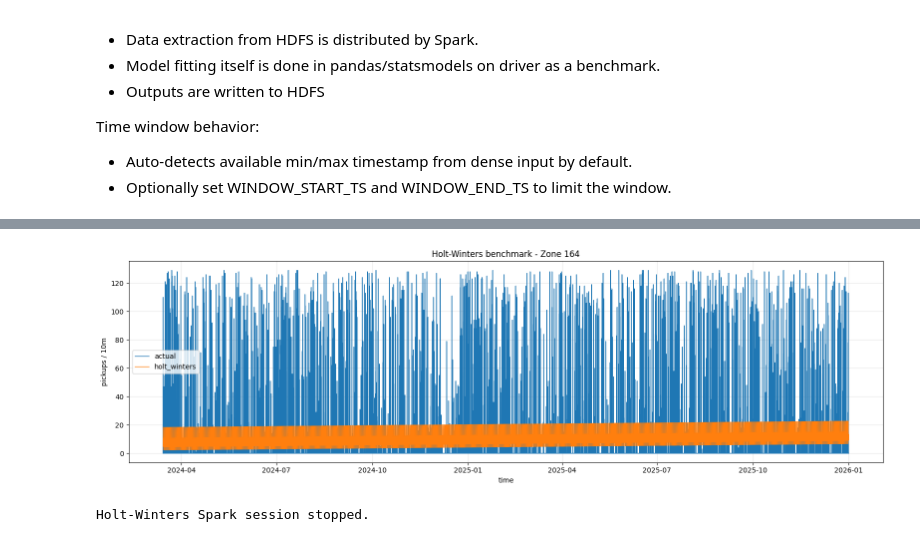
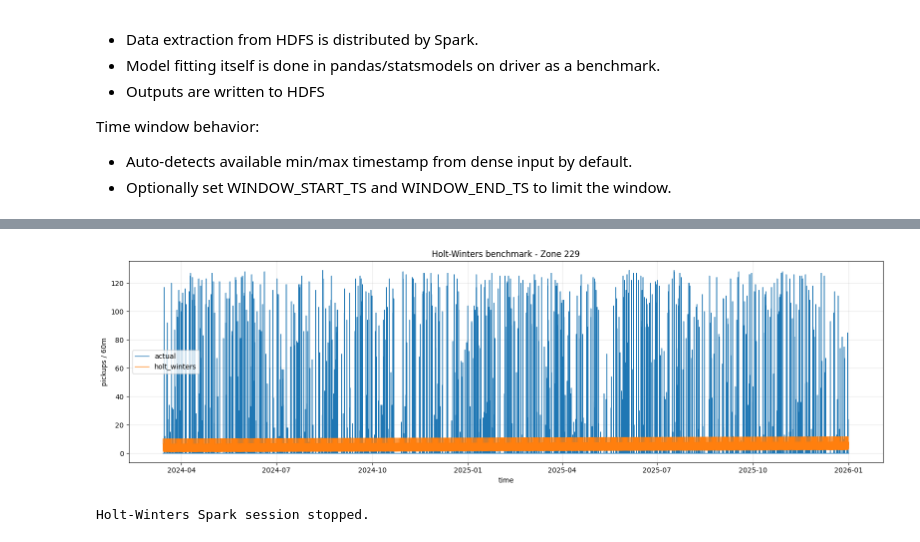
Before and after one commit to PhucLee2304/BTL-MMDS, a Jupyter notebook: code/hybrid_regression_holt_winters/src_virtual_cluster/baseline_holt_winters.ipynb, the cells around one changed output, grey strips where cells are left out. Saved outputs shown, nothing was run; the diff lists cells and outputs as text; code cells hidden in the pictures.

Commit message:
tien: hyperparameter tuning for hybrid regression with holt winter

```diff
--- a/code/hybrid_regression_holt_winters/src_virtual_cluster/baseline_holt_winters.ipynb
+++ b/code/hybrid_regression_holt_winters/src_virtual_cluster/baseline_holt_winters.ipynb
@@ -29,19 +29,34 @@ except Exception:
     subprocess.check_call([sys.executable, "-m", "pip", "install", "statsmodels"])
     from statsmodels.tsa.holtwinters import ExponentialSmoothing
 
+# spark = (
+#     SparkSession.builder
+#     .appName("DemandPredictionFeatureEngineering_VirtualCluster")
+#     .master("spark://master:7077")
+#     .config("spark.eventLog.enabled", "true")
+#     .config("spark.eventLog.dir", "hdfs://master:9000/spark-logs")
+    # .config("spark.driver.memory", "1500m")
+    # .config("spark.driver.memoryOverhead", "512m")
+    # .config("spark.executor.memory", "2g")
+    # .config("spark.executor.memoryOverhead", "512m")
+    # .config("spark.executor.cores", "2")
+    # .config("spark.cores.max", "6")
+    # .config("spark.sql.shuffle.partitions", "24")
+#     .getOrCreate()
+# )
 spark = (
     SparkSession.builder
-    .appName("DemandPredictionHoltWintersBenchmark_VirtualCluster")
+    .appName("DemandPredictionFeatureEngineering_VirtualCluster")
     .master("spark://master:7077")
     .config("spark.eventLog.enabled", "true")
     .config("spark.eventLog.dir", "hdfs://master:9000/spark-logs")
-    .config("spark.driver.memory", "1500m")
-    .config("spark.driver.memoryOverhead", "512m")
-    .config("spark.executor.memory", "2g")
-    .config("spark.executor.memoryOverhead", "512m")
-    .config("spark.executor.cores", "2")
-    .config("spark.cores.max", "6")
-    .config("spark.sql.shuffle.partitions", "24")
+    .config("spark.driver.memory", "3g")
+    .config("spark.driver.memoryOverhead", "1g")
+    .config("spark.executor.memory", "5g")
+    .config("spark.executor.memoryOverhead", "1g")
+    .config("spark.executor.cores", "3")
+    .config("spark.cores.max", "9")
+    .config("spark.sql.shuffle.partitions", "48")
     .getOrCreate()
 )
 spark.sparkContext.setLogLevel("WARN")
@@ -95,14 +110,15 @@ worker worker-20260429081424-172.18.0.3-7078 cores 2/2 mem(MB) 2048/2048
 # %%
-DENSE_PATH = "/user/data/feature_engineering/demand_prediction_dense_10m"
+DENSE_PATH = "/user/data/feature_engineering/demand_prediction_dense_60m"
 OUT_BASE_ROOT = "/user/data/results/demand_prediction/holt_winters"
 ZONE_COL = "PULocationID"
-BIN_COL = "pickup_bin_10m"
+BIN_COL = "pickup_bin_60m"
 TARGET_COL = "pickup_demand"
 
 
 # Keep benchmark scope small enough for driver-side statsmodels fitting.
 TOP_N_ZONES = 20
 SEASONAL_PERIODS = 24
+MAPE_THRESHOLD = 5  # Only compute MAPE for actual >= this value
 
 # Optional manual override; keep None to auto-detect from data.
 WINDOW_START_TS = None
@@ -115,7 +131,7 @@ available_bounds = dense_all.agg(
 ).first()
 
 if available_bounds["min_ts"] is None or available_bounds["max_ts"] is None:
-    raise ValueError("Dense dataset has no usable pickup_bin_10m timestamps.")
+    raise ValueError("Dense dataset has no usable pickup_bin_60m timestamps.")
 
 effective_start = WINDOW_START_TS if WINDOW_START_TS is not None else available_bounds["min_ts"]
 effective_end = WINDOW_END_TS if WINDOW_END_TS is not None else available_bounds["max_ts"]
@@ -322,23 +362,23 @@ Saved HDFS outputs:
 - /user/data/results/demand_prediction/holt_winters/20200101_000000_20251231_230000/metrics
 - /user/data/results/demand_prediction/holt_winters/20200101_000000_20251231_230000/predictions
 # %%
-best_zone = int(metrics_pdf.sort_values("MAPE").iloc[0][ZONE_COL])
+best_zone = int(metrics_pdf.sort_values("MAPE(>=5)").iloc[0][ZONE_COL])
 tmp = pred_sdf.where(F.col(ZONE_COL) == best_zone).orderBy(BIN_COL).toPandas()
 tmp[BIN_COL] = pd.to_datetime(tmp[BIN_COL])
 
 
 plt.figure(figsize=(16, 5))
 plt.plot(tmp[BIN_COL], tmp["actual"], label="actual", linewidth=1.0)
 plt.plot(tmp[BIN_COL], tmp["prediction"], label="holt_winters", linewidth=1.0)
 plt.title(f"Holt-Winters benchmark - Zone {best_zone}")
 plt.xlabel("time")
-plt.ylabel("pickups / 10m")
+plt.ylabel("pickups / 60m")
 plt.grid(alpha=0.3)
 plt.legend()
 plt.tight_layout()
 plt.show()
 # %% [output]
-[figure, old version]
+[figure, new version]
 # %%
 # Optional cleanup: run this when benchmark is done.
 spark.catalog.clearCache()
```
Also changed, not shown: parts of 5 cells of this notebook, 4 other files.
